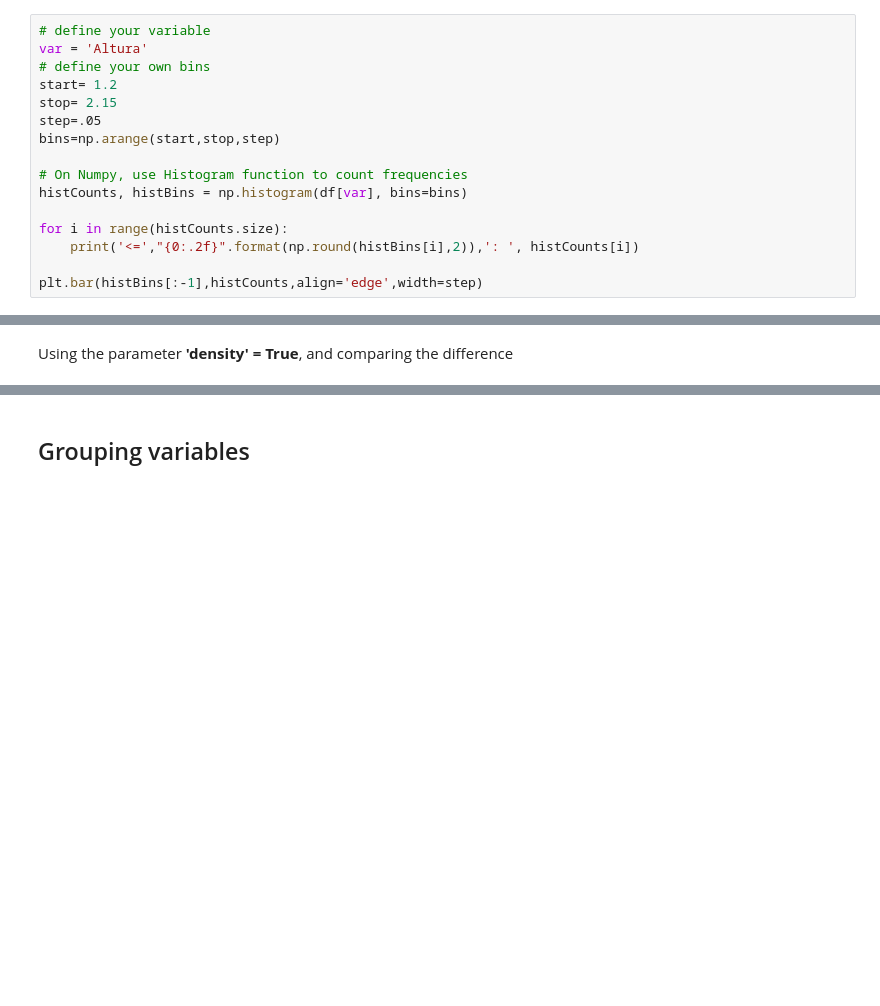
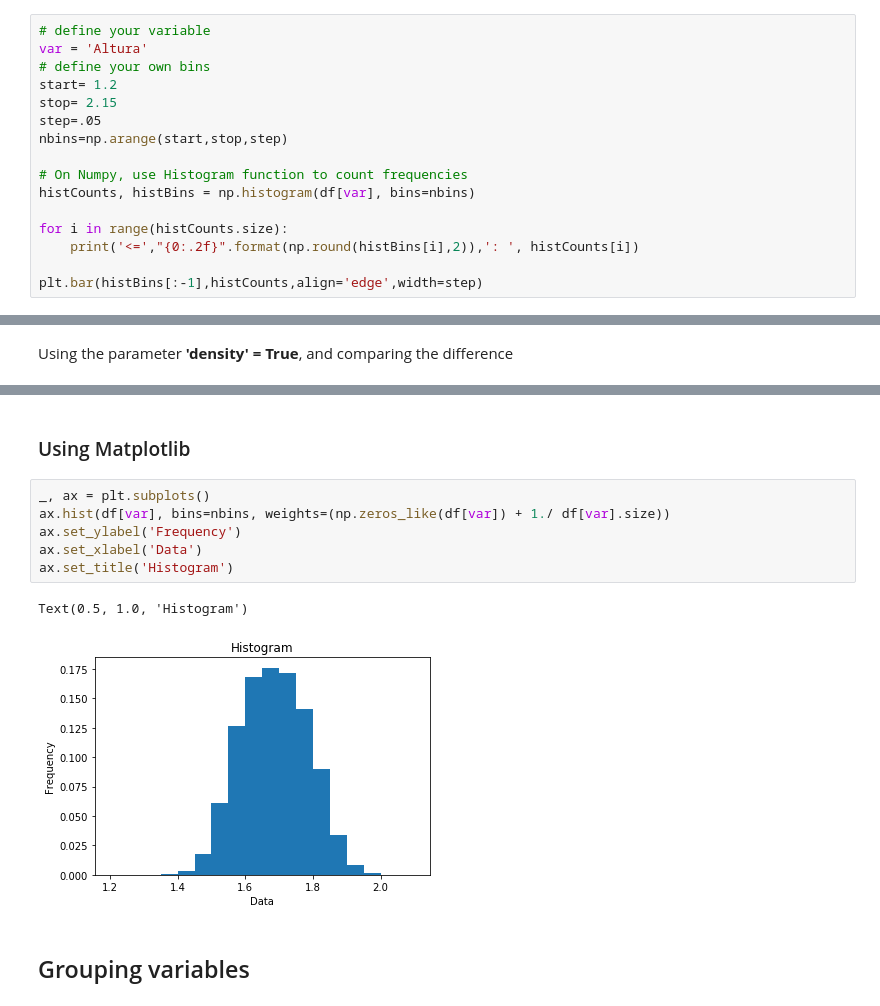
Before and after one commit to albnc/STT5898, a Jupyter notebook: Pratica-02.ipynb, the cells around one changed output, grey strips where cells are left out. Saved outputs shown, nothing was run; the diff lists cells and outputs as text; blank space fills up the shorter version.

Commit message:
add using hist from matplolib

```diff
--- a/Pratica-02.ipynb
+++ b/Pratica-02.ipynb
@@ -108,10 +108,10 @@ var = 'Altura'
 start= 1.2
 stop= 2.15
 step=.05
-bins=np.arange(start,stop,step)
+nbins=np.arange(start,stop,step)
 
 # On Numpy, use Histogram function to count frequencies
-histCounts, histBins = np.histogram(df[var], bins=bins)
+histCounts, histBins = np.histogram(df[var], bins=nbins)
 
 for i in range(histCounts.size):
     print('<=',"{0:.2f}".format(np.round(histBins[i],2)),': ', histCounts[i])
@@ -195,6 +195,17 @@ plt.bar(histBins[:-1],histCounts,align='edge',width=step)
 <= 2.05 :  0.0
 <BarContainer object of 18 artists>
 [figure]
+# %% [markdown]
+### Using Matplotlib
+# %%
+_, ax = plt.subplots()
+ax.hist(df[var], bins=nbins, weights=(np.zeros_like(df[var]) + 1./ df[var].size))
+ax.set_ylabel('Frequency')
+ax.set_xlabel('Data')
+ax.set_title('Histogram')
+# %% [output]
+Text(0.5, 1.0, 'Histogram')
+[figure, added]
 # %% [markdown]
 ## Grouping variables
 # %%
```
Also changed, not shown: parts of 2 cells of this notebook.
